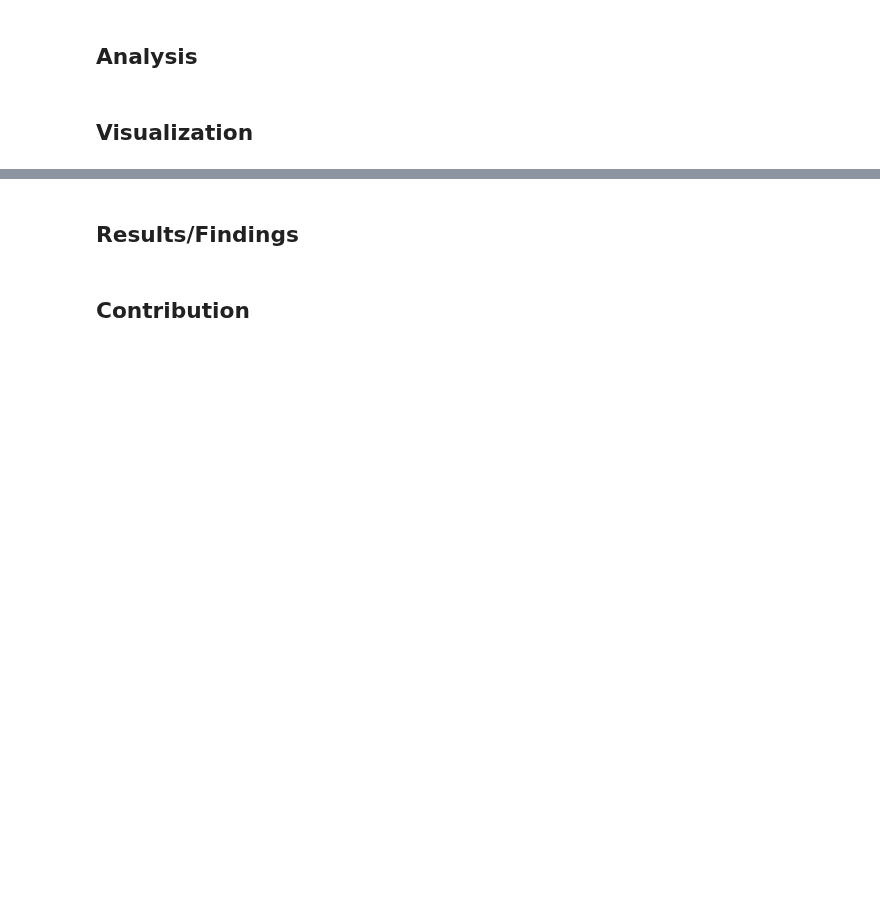
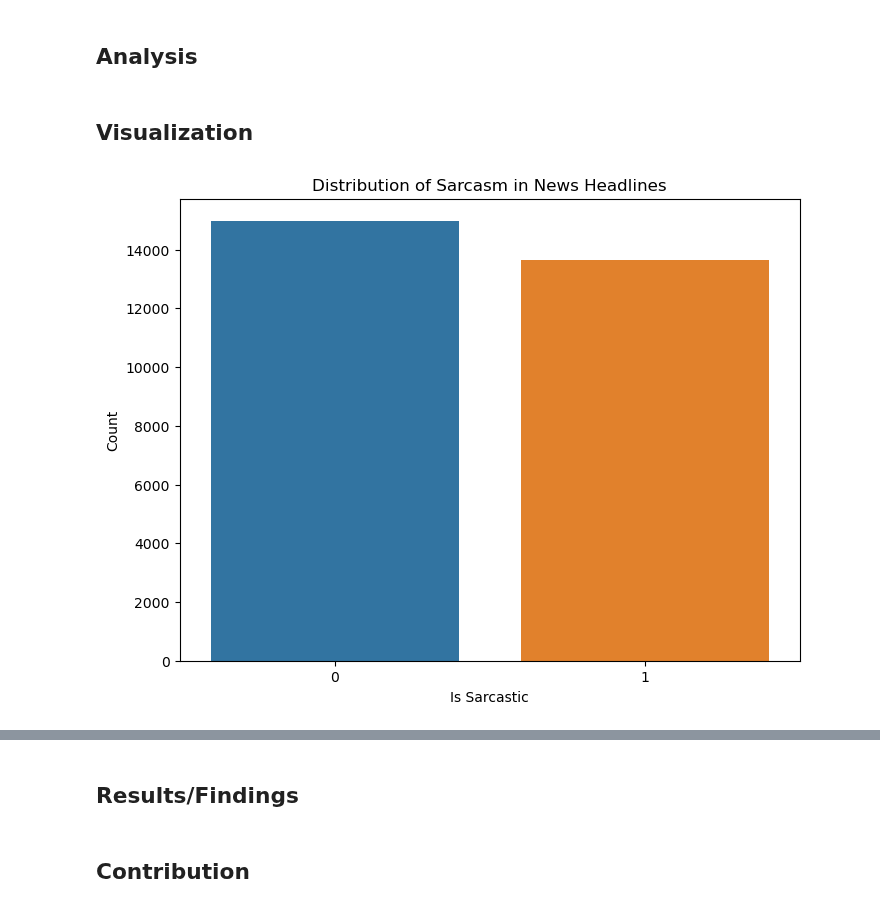
Before and after one commit to ReproTeach/final-project-cc-final-project, a Jupyter notebook: final_project.ipynb, the cells around one changed output, grey strips where cells are left out. Saved outputs shown, nothing was run; the diff lists cells and outputs as text; code cells hidden in the pictures; blank space fills up the shorter version.

Commit message:
added data analysis and data viz

```diff
--- a/final_project.ipynb
+++ b/final_project.ipynb
@@ -74,4 +113,44 @@ KeyError: '0'
+# %%
+# preprocessing
+df = df[['headline', 'is_sarcastic']]
+df['headline'] = df['headline'].str.lower()
+df['headline'] = df['headline'].str.replace('[^\w\s]', '')
 # %% [markdown]
 ## Analysis
+# %%
+# Function Definitions
+def perform_sentiment_analysis(headlines):
+    sentiment_scores = []
+    for headline in headlines:
+        blob = TextBlob(headline)
+        sentiment_scores.append(blob.sentiment.polarity)
+    return sentiment_scores
+
+def perform_topic_modeling(headlines):
+    vectorizer = CountVectorizer(stop_words='english')
+    X = vectorizer.fit_transform(headlines)
+
+    lda = LatentDirichletAllocation(n_components=5, random_state=42, learning_method='online', max_iter=10)
+    topic_distributions = lda.fit_transform(X)
+
+    return topic_distributions
+# %%
+# Analysis 1: Sentiment Analysis
+sentiment_scores = perform_sentiment_analysis(df['headline'])
+df['sentiment_score'] = sentiment_scores
+# %%
+# Analysis 2: Topic Modeling
+topic_distributions = perform_topic_modeling(df['headline'])
+df['topic_distribution'] = topic_distributions.tolist()
 # %% [markdown]
 ## Visualization
+# %%
+# Visualization 1: Distribution of Sarcasm
+plt.figure(figsize=(8, 6))
+sns.countplot(x='is_sarcastic', data=df)
+plt.xlabel('Is Sarcastic')
+plt.ylabel('Count')
+plt.title('Distribution of Sarcasm in News Headlines')
+plt.show()
+# %% [output]
+[figure, added]
```
Also changed, not shown: parts of 10 cells of this notebook.
